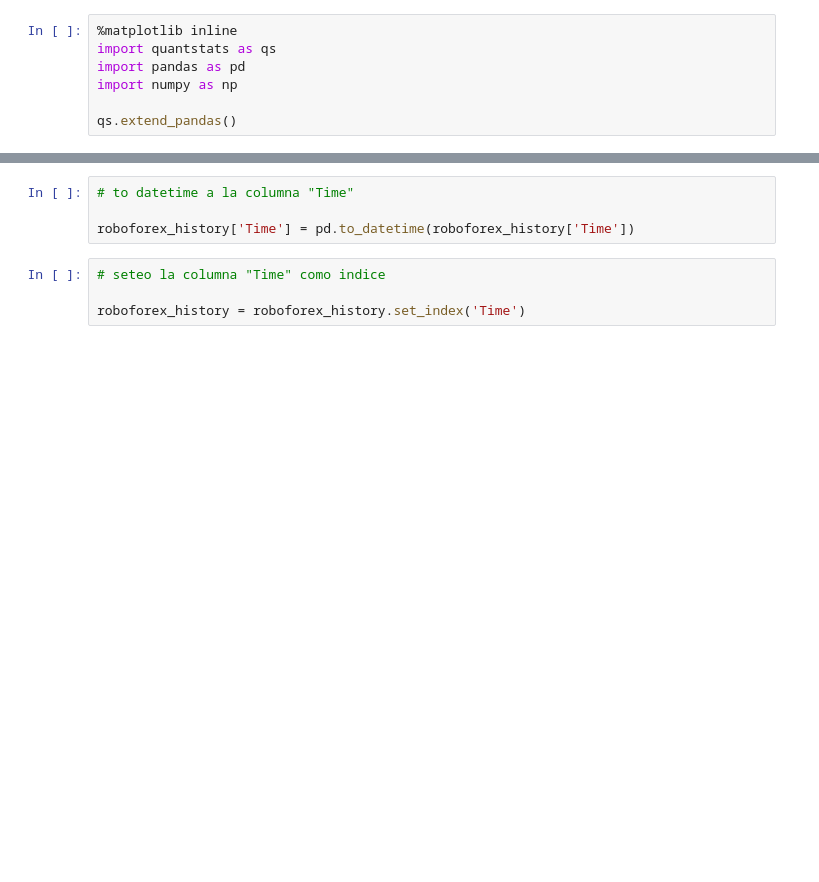
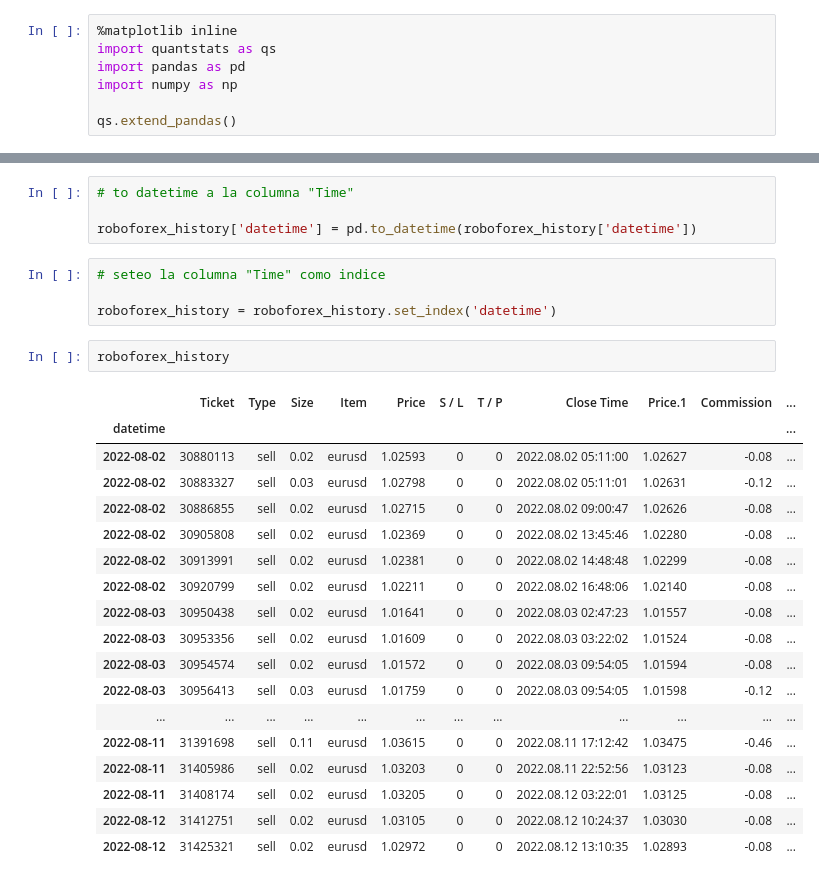
Before and after one commit to samueltg92/ALGORITHMIC-TRADING-PROJECTS, a Jupyter notebook: quantstats/roboforex stats.ipynb, the cells around one changed output, grey strips where cells are left out. Drawn from its saved outputs; the diff is of its cells as text; blank space fills up the shorter version.

```diff
--- a/quantstats/roboforex stats.ipynb
+++ b/quantstats/roboforex stats.ipynb
@@ -33,11 +33,32 @@ roboforex_history.head()
 # %%
 # to datetime a la columna "Time"
 
-roboforex_history['Time'] = pd.to_datetime(roboforex_history['Time'])
+roboforex_history['datetime'] = pd.to_datetime(roboforex_history['datetime'])
 # %%
 # seteo la columna "Time" como indice
 
-roboforex_history = roboforex_history.set_index('Time')
+roboforex_history = roboforex_history.set_index('datetime')
+# %%
+roboforex_history
+# %% [output]
+|  | Ticket | Type | Size | Item | Price | S / L | T / P | Close Time | Price.1 | Commission | ... |
+| datetime |  |  |  |  |  |  |  |  |  |  | ... |
+| 2022-08-02 | 30880113 | sell | 0.02 | eurusd | 1.02593 | 0 | 0 | 2022.08.02 05:11:00 | 1.02627 | -0.08 | ... |
+| 2022-08-02 | 30883327 | sell | 0.03 | eurusd | 1.02798 | 0 | 0 | 2022.08.02 05:11:01 | 1.02631 | -0.12 | ... |
+| 2022-08-02 | 30886855 | sell | 0.02 | eurusd | 1.02715 | 0 | 0 | 2022.08.02 09:00:47 | 1.02626 | -0.08 | ... |
+| 2022-08-02 | 30905808 | sell | 0.02 | eurusd | 1.02369 | 0 | 0 | 2022.08.02 13:45:46 | 1.02280 | -0.08 | ... |
+| 2022-08-02 | 30913991 | sell | 0.02 | eurusd | 1.02381 | 0 | 0 | 2022.08.02 14:48:48 | 1.02299 | -0.08 | ... |
+| 2022-08-02 | 30920799 | sell | 0.02 | eurusd | 1.02211 | 0 | 0 | 2022.08.02 16:48:06 | 1.02140 | -0.08 | ... |
+| 2022-08-03 | 30950438 | sell | 0.02 | eurusd | 1.01641 | 0 | 0 | 2022.08.03 02:47:23 | 1.01557 | -0.08 | ... |
+| 2022-08-03 | 30953356 | sell | 0.02 | eurusd | 1.01609 | 0 | 0 | 2022.08.03 03:22:02 | 1.01524 | -0.08 | ... |
+| 2022-08-03 | 30954574 | sell | 0.02 | eurusd | 1.01572 | 0 | 0 | 2022.08.03 09:54:05 | 1.01594 | -0.08 | ... |
+| 2022-08-03 | 30956413 | sell | 0.03 | eurusd | 1.01759 | 0 | 0 | 2022.08.03 09:54:05 | 1.01598 | -0.12 | ... |
+| ... | ... | ... | ... | ... | ... | ... | ... | ... | ... | ... | ... |
+| 2022-08-11 | 31391698 | sell | 0.11 | eurusd | 1.03615 | 0 | 0 | 2022.08.11 17:12:42 | 1.03475 | -0.46 | ... |
+| 2022-08-11 | 31405986 | sell | 0.02 | eurusd | 1.03203 | 0 | 0 | 2022.08.11 22:52:56 | 1.03123 | -0.08 | ... |
+| 2022-08-11 | 31408174 | sell | 0.02 | eurusd | 1.03205 | 0 | 0 | 2022.08.12 03:22:01 | 1.03125 | -0.08 | ... |
+| 2022-08-12 | 31412751 | sell | 0.02 | eurusd | 1.03105 | 0 | 0 | 2022.08.12 10:24:37 | 1.03030 | -0.08 | ... |
+| 2022-08-12 | 31425321 | sell | 0.02 | eurusd | 1.02972 | 0 | 0 | 2022.08.12 13:10:35 | 1.02893 | -0.08 | ... |
 # %%
 # aplico calculos de quantstats a la columna "pct"
 
```
Also changed, not shown: parts of 6 cells of this notebook, 3 other files.
